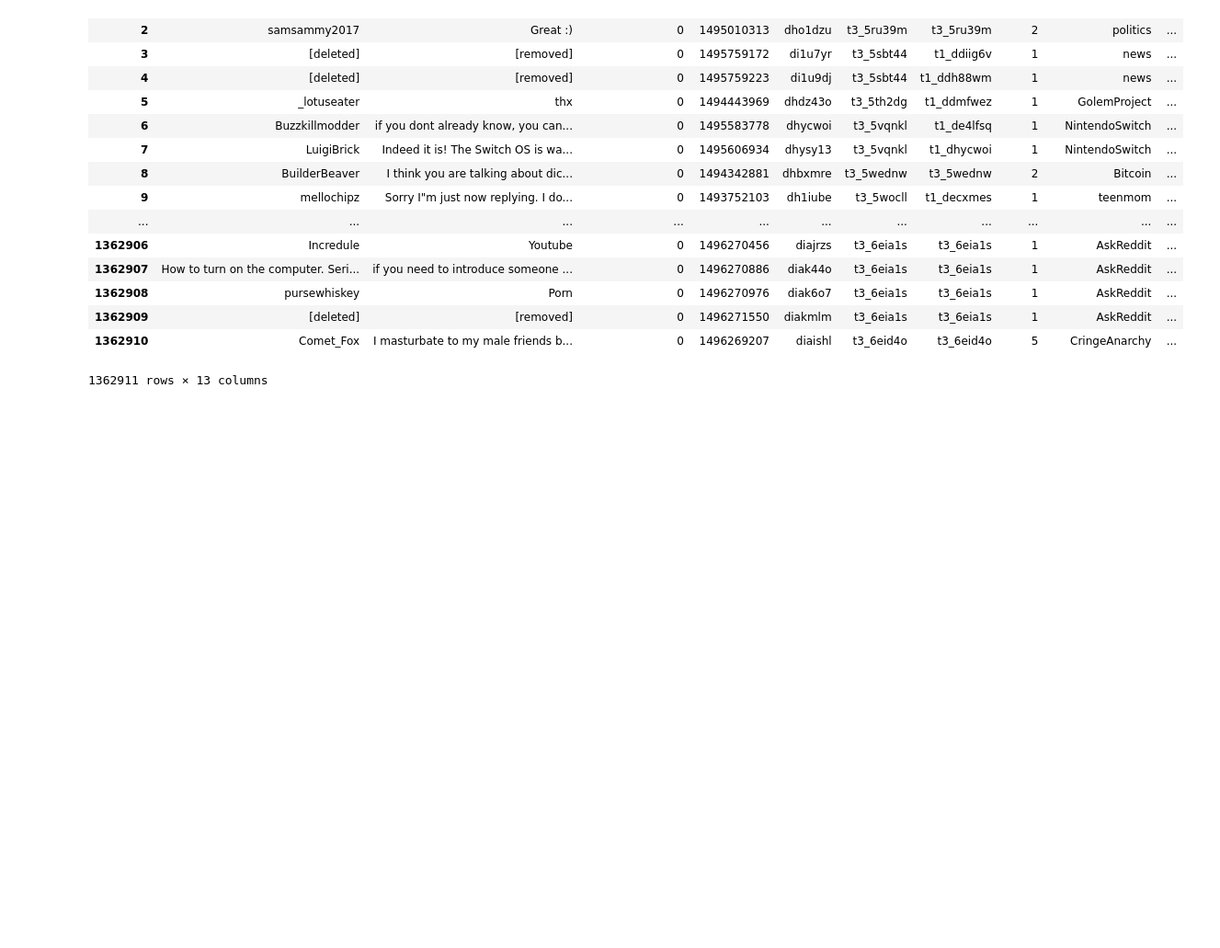
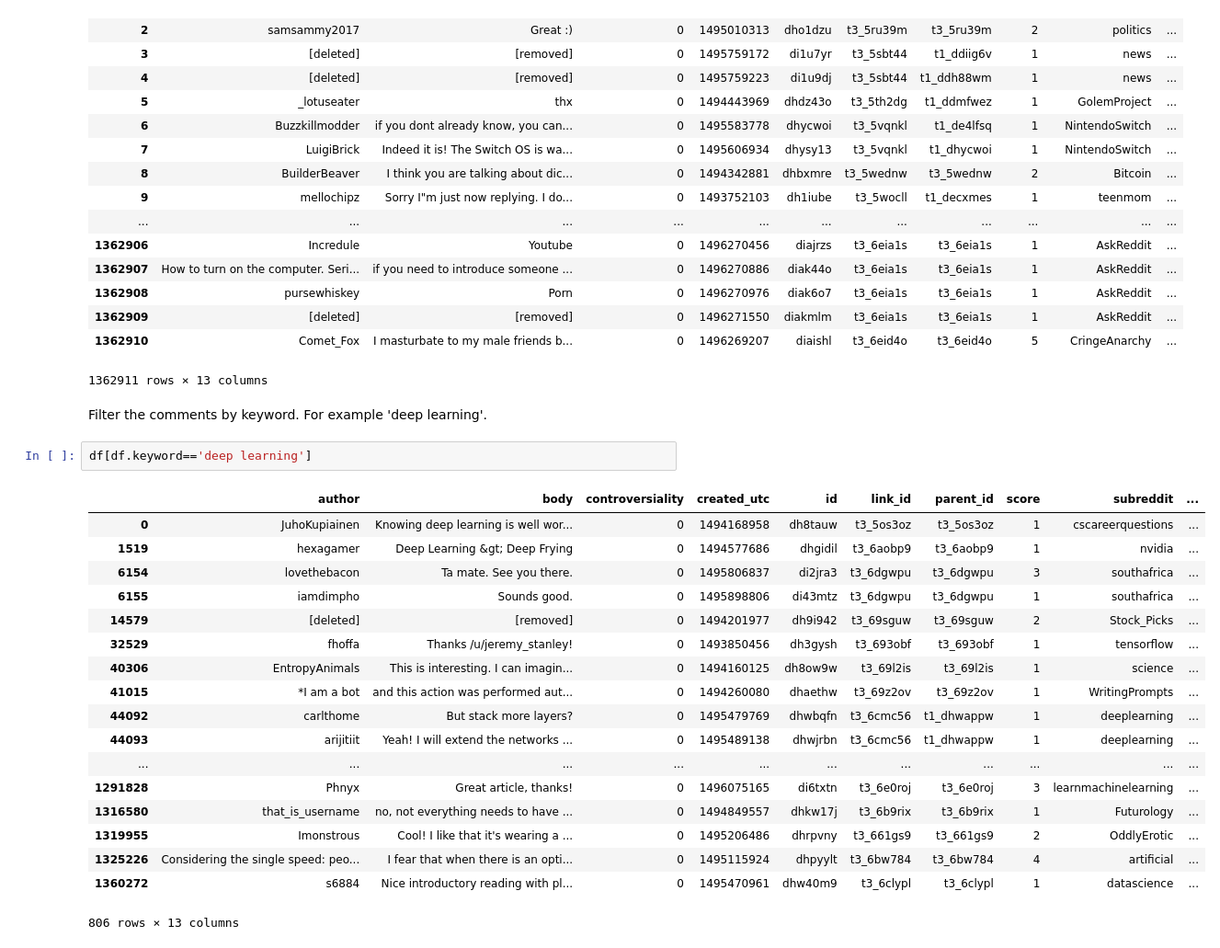
Before and after one commit to NGI4eu/engineroom-data-sprint-notebooks, a Jupyter notebook: 04-reddit-comments/Datasprint-Reddit.ipynb, the cells around one changed output. Shown at 92% size. Cells and saved outputs as stored; diff of their text form; blank space fills up the shorter version.

Commit message:
Reddit keywords

```diff
--- a/04-reddit-comments/Datasprint-Reddit.ipynb
+++ b/04-reddit-comments/Datasprint-Reddit.ipynb
@@ -347,3 +72,26 @@ df
 | 1362909 | [deleted] | [removed] | 0 | 1496271550 | diakmlm | t3_6eia1s | t3_6eia1s | 1 | AskReddit | ... |
 | 1362910 | Comet_Fox | I masturbate to my male friends b... | 0 | 1496269207 | diaishl | t3_6eid4o | t3_6eid4o | 5 | CringeAnarchy | ... |
 1362911 rows × 13 columns
+# %% [markdown]
+Filter the comments by keyword. For example 'deep learning'.
+# %%
+df[df.keyword=='deep learning']
+# %% [output]
+|  | author | body | controversiality | created_utc | id | link_id | parent_id | score | subreddit | ... |
+| 0 | JuhoKupiainen | Knowing deep learning is well wor... | 0 | 1494168958 | dh8tauw | t3_5os3oz | t3_5os3oz | 1 | cscareerquestions | ... |
+| 1519 | hexagamer | Deep Learning &gt; Deep Frying | 0 | 1494577686 | dhgidil | t3_6aobp9 | t3_6aobp9 | 1 | nvidia | ... |
+| 6154 | lovethebacon | Ta mate. See you there. | 0 | 1495806837 | di2jra3 | t3_6dgwpu | t3_6dgwpu | 3 | southafrica | ... |
+| 6155 | iamdimpho | Sounds good. | 0 | 1495898806 | di43mtz | t3_6dgwpu | t3_6dgwpu | 1 | southafrica | ... |
+| 14579 | [deleted] | [removed] | 0 | 1494201977 | dh9i942 | t3_69sguw | t3_69sguw | 2 | Stock_Picks | ... |
+| 32529 | fhoffa | Thanks /u/jeremy_stanley! | 0 | 1493850456 | dh3gysh | t3_693obf | t3_693obf | 1 | tensorflow | ... |
+| 40306 | EntropyAnimals | This is interesting. I can imagin... | 0 | 1494160125 | dh8ow9w | t3_69l2is | t3_69l2is | 1 | science | ... |
+| 41015 | *I am a bot | and this action was performed aut... | 0 | 1494260080 | dhaethw | t3_69z2ov | t3_69z2ov | 1 | WritingPrompts | ... |
+| 44092 | carlthome | But stack more layers? | 0 | 1495479769 | dhwbqfn | t3_6cmc56 | t1_dhwappw | 1 | deeplearning | ... |
+| 44093 | arijitiit | Yeah! I will extend the networks ... | 0 | 1495489138 | dhwjrbn | t3_6cmc56 | t1_dhwappw | 1 | deeplearning | ... |
+| ... | ... | ... | ... | ... | ... | ... | ... | ... | ... | ... |
+| 1291828 | Phnyx | Great article, thanks! | 0 | 1496075165 | di6txtn | t3_6e0roj | t3_6e0roj | 3 | learnmachinelearning | ... |
+| 1316580 | that_is_username | no, not everything needs to have ... | 0 | 1494849557 | dhkw17j | t3_6b9rix | t3_6b9rix | 1 | Futurology | ... |
+| 1319955 | Imonstrous | Cool! I like that it's wearing a ... | 0 | 1495206486 | dhrpvny | t3_661gs9 | t3_661gs9 | 2 | OddlyErotic | ... |
+| 1325226 | Considering the single speed: peo... | I fear that when there is an opti... | 0 | 1495115924 | dhpyylt | t3_6bw784 | t3_6bw784 | 4 | artificial | ... |
+| 1360272 | s6884 | Nice introductory reading with pl... | 0 | 1495470961 | dhw40m9 | t3_6clypl | t3_6clypl | 1 | datascience | ... |
+806 rows × 13 columns
```
Also changed, not shown: parts of 8 cells of this notebook, 1 other file.
